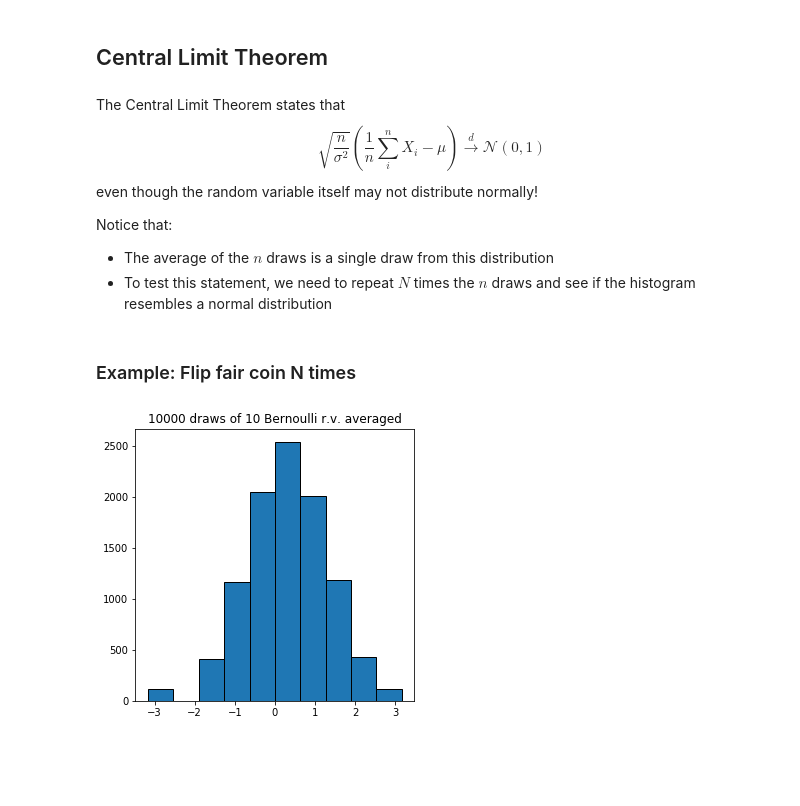
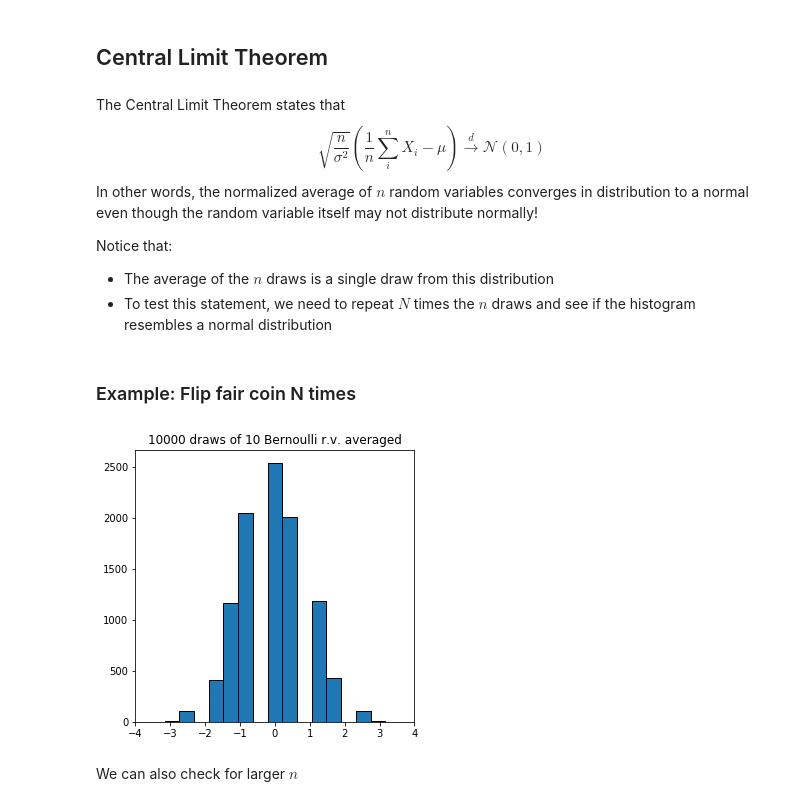
Before and after one commit to Canas/ml-and-ds-notebooks, a Jupyter notebook: Quick Tutorials/law_of_large_numbers_and_central_limit_theorem.ipynb, the cells around one changed output. Drawn from its saved outputs; the diff is of its cells as text; code cells hidden in the pictures; blank space fills up the shorter version.

```diff
--- a/Quick Tutorials/law_of_large_numbers_and_central_limit_theorem.ipynb
+++ b/Quick Tutorials/law_of_large_numbers_and_central_limit_theorem.ipynb
@@ -85,7 +85,7 @@ The Central Limit Theorem states that
 $$
 \sqrt{\frac{n}{\sigma^2}} \left(\frac{1}{n}\sum_i^{n}X_i - \mu\right) \overset{d}{\longrightarrow} \mathcal{N}(0, 1)
 $$
-even though	the random variable itself may not distribute normally!
+In other words, the normalized average of $n$ random variables converges in distribution to a normal even though	the random variable itself may not distribute normally!
 
 Notice that:
 - The average of the $n$ draws is a single draw from this distribution
@@ -106,7 +106,10 @@ for i in range(N):
     outputs.append(normalized_sum(draw_samples(n, theta).mean(), n, theta))
 # %%
 fig, ax = plt.subplots(figsize=(5, 5))
-ax.hist(outputs, bins=10, edgecolor='k')
+ax.hist(outputs, bins=15, edgecolor='k')
+ax.set_xlim([-4, 4])
 _ = ax.set_title(f'{N} draws of {n} Bernoulli r.v. averaged')
 # %% [output]
-[figure, old version]
+[figure, new version]
+# %% [markdown]
+We can also check for larger $n$
```
Also changed, not shown: parts of 5 cells of this notebook.
